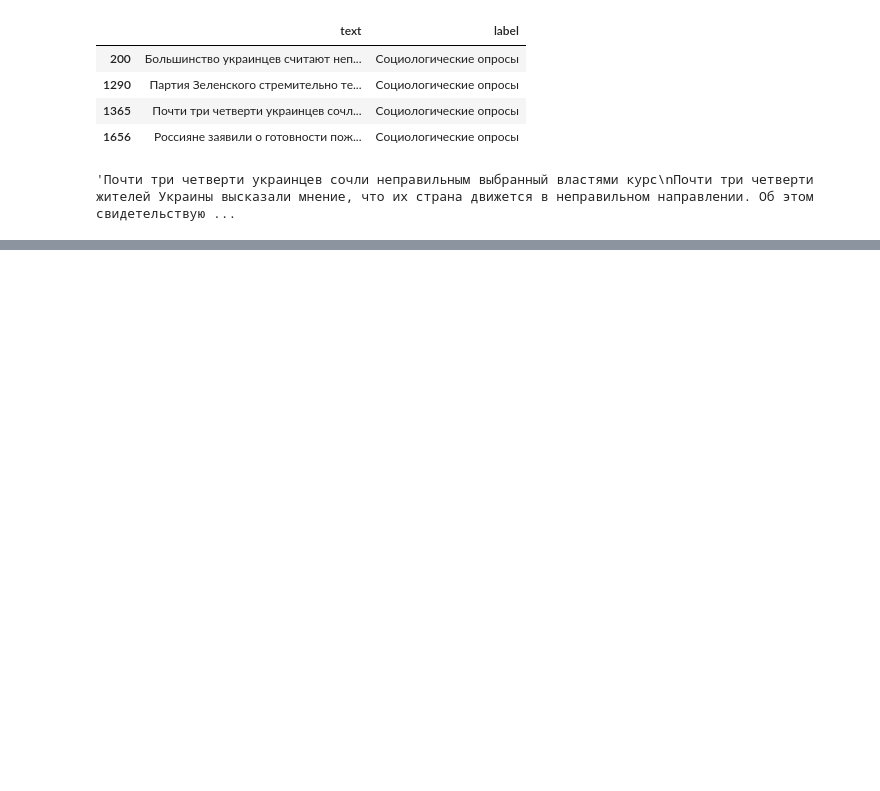
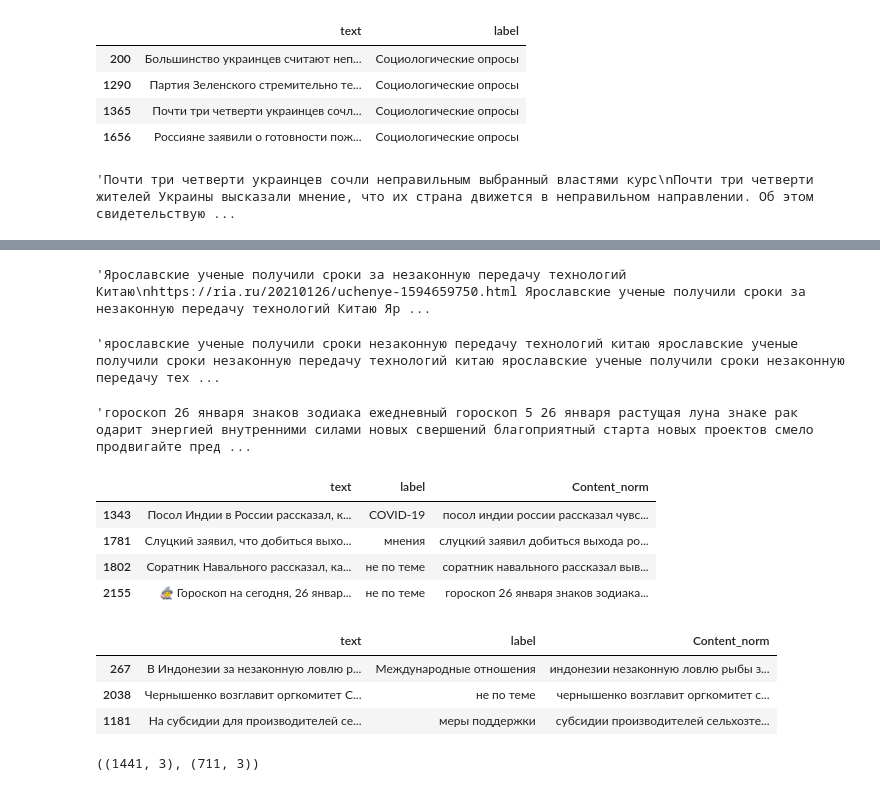
Before and after one commit to lyutovad/Test_classification, a Jupyter notebook: first_view.ipynb, the cells around one changed output, grey strips where cells are left out. Drawn from its saved outputs; the diff is of its cells as text; code cells hidden in the pictures; blank space fills up the shorter version.

```diff
--- a/first_view.ipynb
+++ b/first_view.ipynb
@@ -145,7 +116,21 @@ ModuleNotFoundError: No module named 'pymorphy2'
 # %%
-stopwordslist = stopwords.words("russian")
-morpher = MorphAnalyzer()
-ptrn = r'[^a-zA-Zа-яА-Я0-9]'
+stopwordslist = set(get_stop_words("russian")) #+ ['это', 'которые']
+lemmatizer = WordNetLemmatizer()
+ptrn_url = r'\w+:\/+[a-zA-Z0-9\.\/\_\:\-]+'
+ptrn_meta = r'(\/.\w+){1,3}'
+ptrn_meta2 = r"\[@[\w]+\=(.){1,2}\w+\:\w+\\']"
+ptrn_data = r'(\d+\.){2}\d{4}|(\d+\-\d+){2}\d+\w\d+:\d+'
+ptrn_phone = r'\d[\ \d{3}]+\-\d+'
+# ptrn = r'[^a-zA-Zа-яА-Я0-9\%]'
+ptrn = r'[^а-яА-Я0-9\%]'
+
+def remove_url(text):
+    text = re.sub(ptrn_url, '', text)
+    text = re.sub(ptrn_meta, '', text)
+    text = re.sub(ptrn_meta2, '', text)
+    text = re.sub(ptrn_data, '', text)
+    text = re.sub(ptrn_phone, '', text)
+    return text
 
 def words_only(text):
     text=str(text)
@@ -162,10 +147,11 @@ def remove_stopwords(text):
     return ' '.join(word for word in text_list)
 
 def morphe_text(text):
-    text = [morpher.parse(word)[0].normal_form for word in text.split() if word not in stopwordslist]
+    text = [lemmatizer.lemmatize(word) for word in text.split() if word not in stopwordslist]
     return " ".join(text)
 
 def normalize_text(text):
+    text = remove_url(text)
     text = words_only(text)
     text = remove_punkt(text)
     text = to_token(text)
@@ -176,0 +161,2 @@ NameError: name 'MorphAnalyzer' is not defined
+# %%
+df['Content_norm'] = df['text'].apply(normalize_text)
@@ -176,0 +178,36 @@ NameError: name 'MorphAnalyzer' is not defined
+# %%
+df.text[2152]
+# %% [output]
+'Ярославские ученые получили сроки за незаконную передачу технологий Китаю\nhttps://ria.ru/20210126/uchenye-1594659750.html Ярославские ученые получили сроки за незаконную передачу технологий Китаю Яр ...
+# %%
+df.Content_norm[2152]
+# %% [output]
+'ярославские ученые получили сроки незаконную передачу технологий китаю ярославские ученые получили сроки незаконную передачу технологий китаю ярославские ученые получили сроки незаконную передачу тех ...
+# %%
+df.Content_norm[2155]
+# %% [output]
+'гороскоп 26 января знаков зодиака ежедневный гороскоп 5 26 января растущая луна знаке рак одарит энергией внутренними силами новых свершений благоприятный старта новых проектов смело продвигайте пред ...
+# %%
+dubl = df.duplicated(['Content_norm'])
+df[dubl == True]
+# %% [output]
+|  | text | label | Content_norm |
+| 1343 | Посол Индии в России рассказал, к... | COVID-19 | посол индии россии рассказал чувс... |
+| 1781 | Слуцкий заявил, что добиться выхо... | мнения | слуцкий заявил добиться выхода ро... |
+| 1802 | Соратник Навального рассказал, ка... | не по теме | соратник навального рассказал выв... |
+| 2155 | 🧙‍♀ Гороскоп на сегодня, 26 январ... | не по теме | гороскоп 26 января знаков зодиака... |
+# %%
+df = df[dubl == False]
+df.sample(3)
+# %% [output]
+|  | text | label | Content_norm |
+| 267 | В Индонезии за незаконную ловлю р... | Международные отношения | индонезии незаконную ловлю рыбы з... |
+| 2038 | Чернышенко возглавит оргкомитет С... | не по теме | чернышенко возглавит оргкомитет с... |
+| 1181 | На субсидии для производителей се... | меры поддержки | субсидии производителей сельхозте... |
+# %%
+df_train, df_test = train_test_split(df, test_size=0.33, random_state=42, stratify=df['label'])
+df_train = df_train.reset_index(drop=True)
+df_test = df_test.reset_index(drop=True)
+df_train.shape, df_test.shape
+# %% [output]
+((1441, 3), (711, 3))
```
Also changed, not shown: parts of 43 cells of this notebook.
